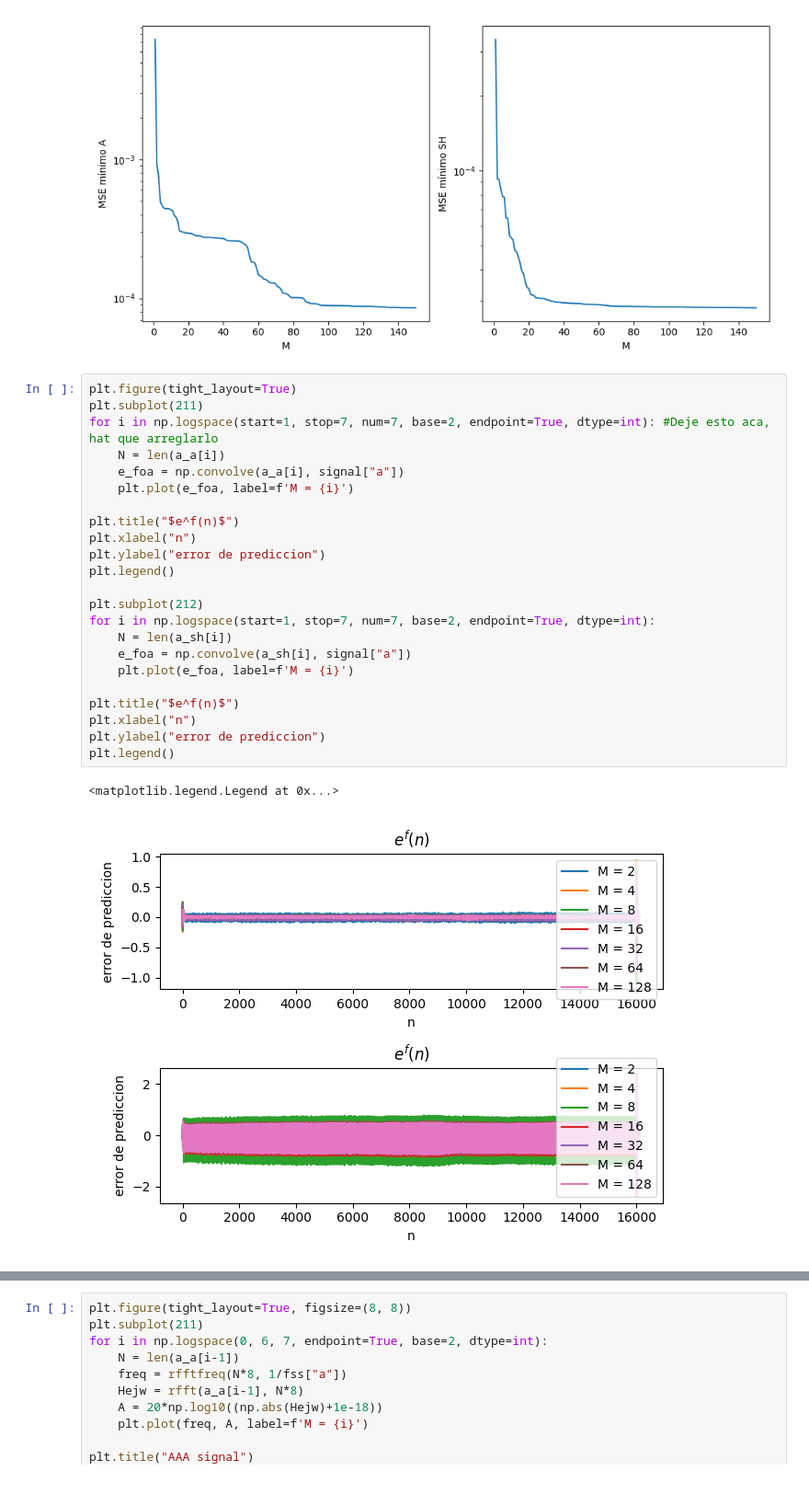
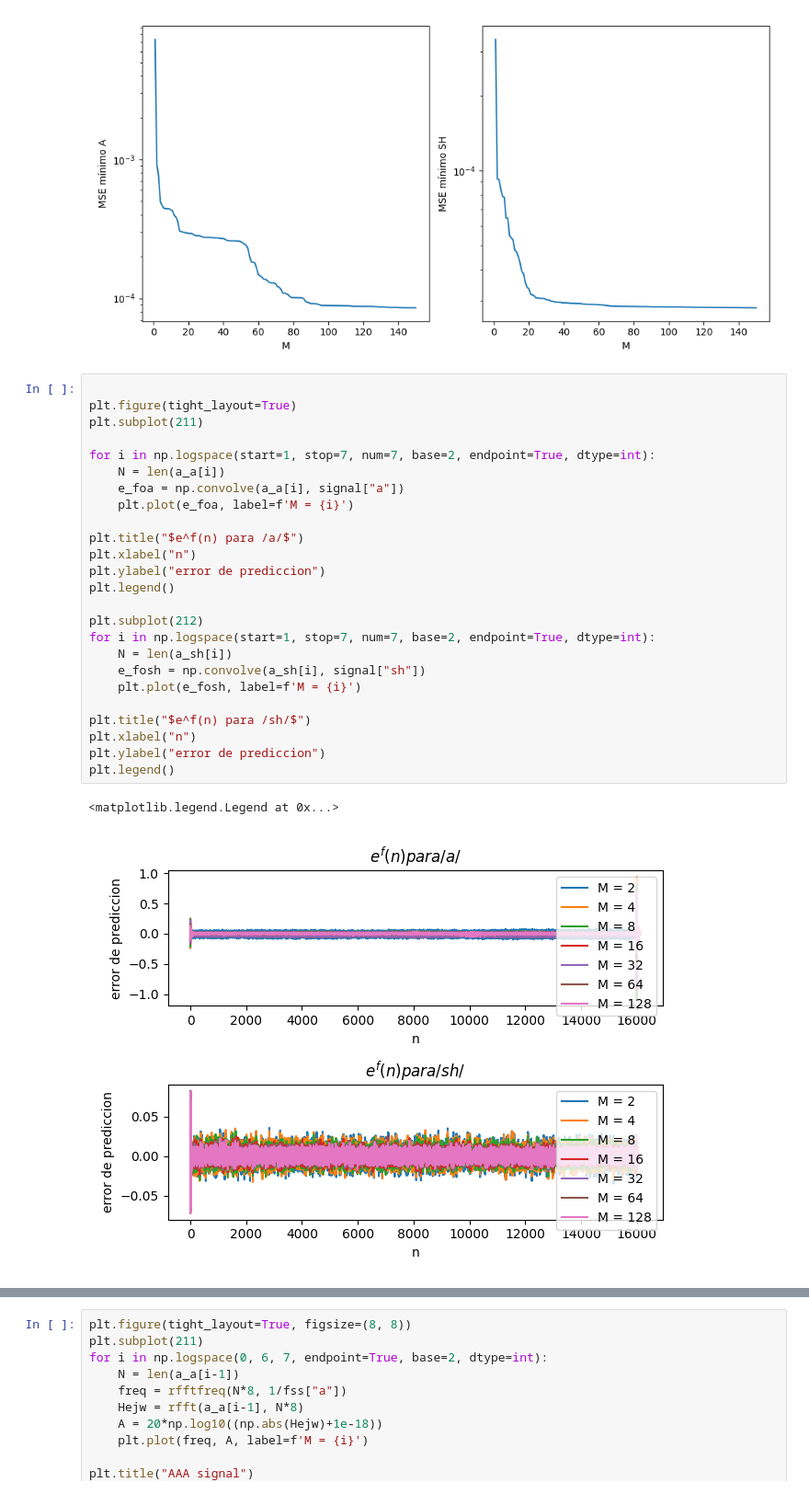
Before and after one commit to GonzaLinares/PASA_TP3, a Jupyter notebook: main.ipynb, the cells around one changed output, grey strips where cells are left out. Shown at 92% size. Drawn from its saved outputs; the diff is of its cells as text.

```diff
--- a/main.ipynb
+++ b/main.ipynb
@@ -162,28 +165,30 @@ axs[1].set_yscale('log')
 # %% [output]
 [figure]
 # %%
+
 plt.figure(tight_layout=True)
 plt.subplot(211)
-for i in np.logspace(start=1, stop=7, num=7, base=2, endpoint=True, dtype=int): #Deje esto aca, hat que arreglarlo
+
+for i in np.logspace(start=1, stop=7, num=7, base=2, endpoint=True, dtype=int):
     N = len(a_a[i])
     e_foa = np.convolve(a_a[i], signal["a"])
     plt.plot(e_foa, label=f'M = {i}')
 
-plt.title("$e^f(n)$")
+plt.title("$e^f(n) para /a/$")
 plt.xlabel("n")
 plt.ylabel("error de prediccion")
 plt.legend()
 
 plt.subplot(212)
 for i in np.logspace(start=1, stop=7, num=7, base=2, endpoint=True, dtype=int):
     N = len(a_sh[i])
-    e_foa = np.convolve(a_sh[i], signal["a"])
-    plt.plot(e_foa, label=f'M = {i}')
+    e_fosh = np.convolve(a_sh[i], signal["sh"])
+    plt.plot(e_fosh, label=f'M = {i}')
 
-plt.title("$e^f(n)$")
+plt.title("$e^f(n) para /sh/$")
 plt.xlabel("n")
 plt.ylabel("error de prediccion")
 plt.legend()
 # %% [output]
 <matplotlib.legend.Legend at 0x...>
-[figure, old version]
+[figure, new version]
```
Also changed, not shown: parts of 20 cells of this notebook, 3 other files.
